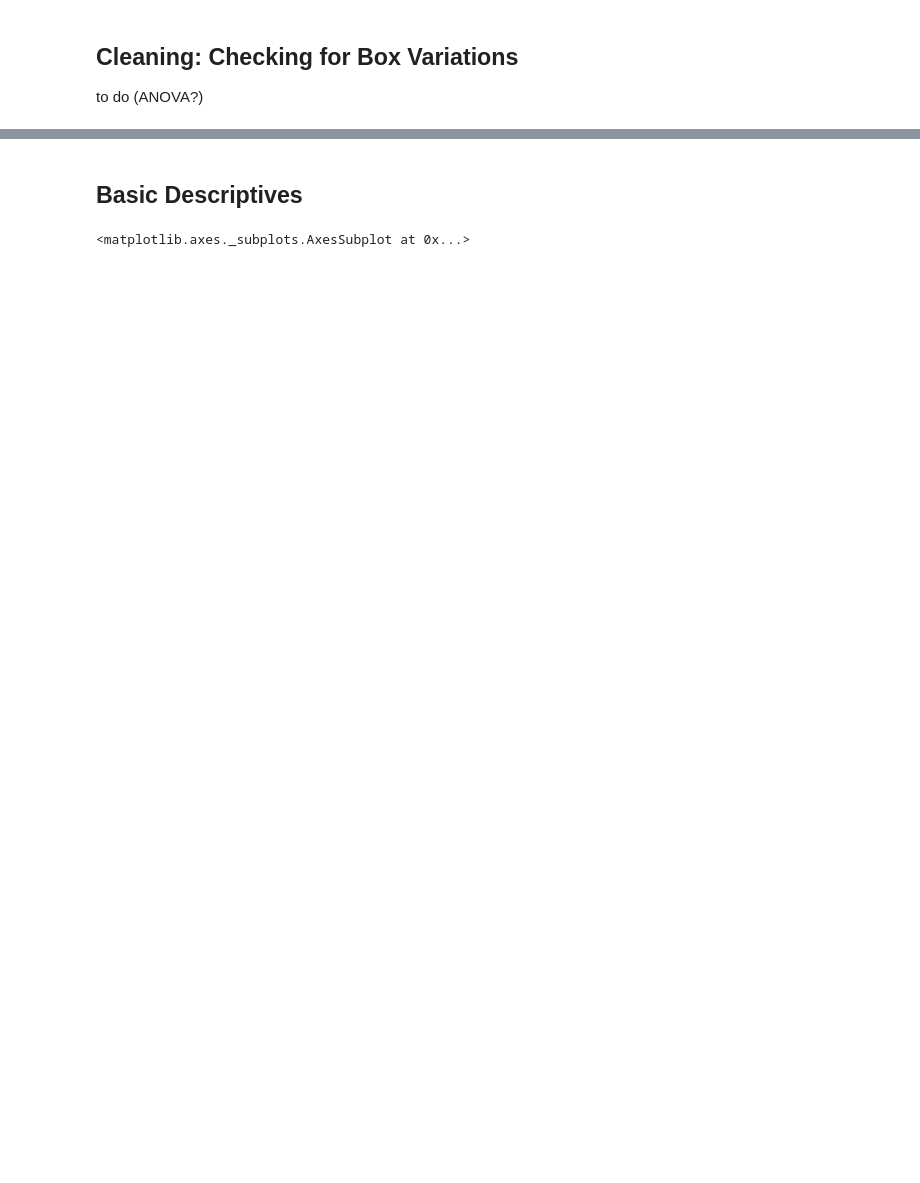
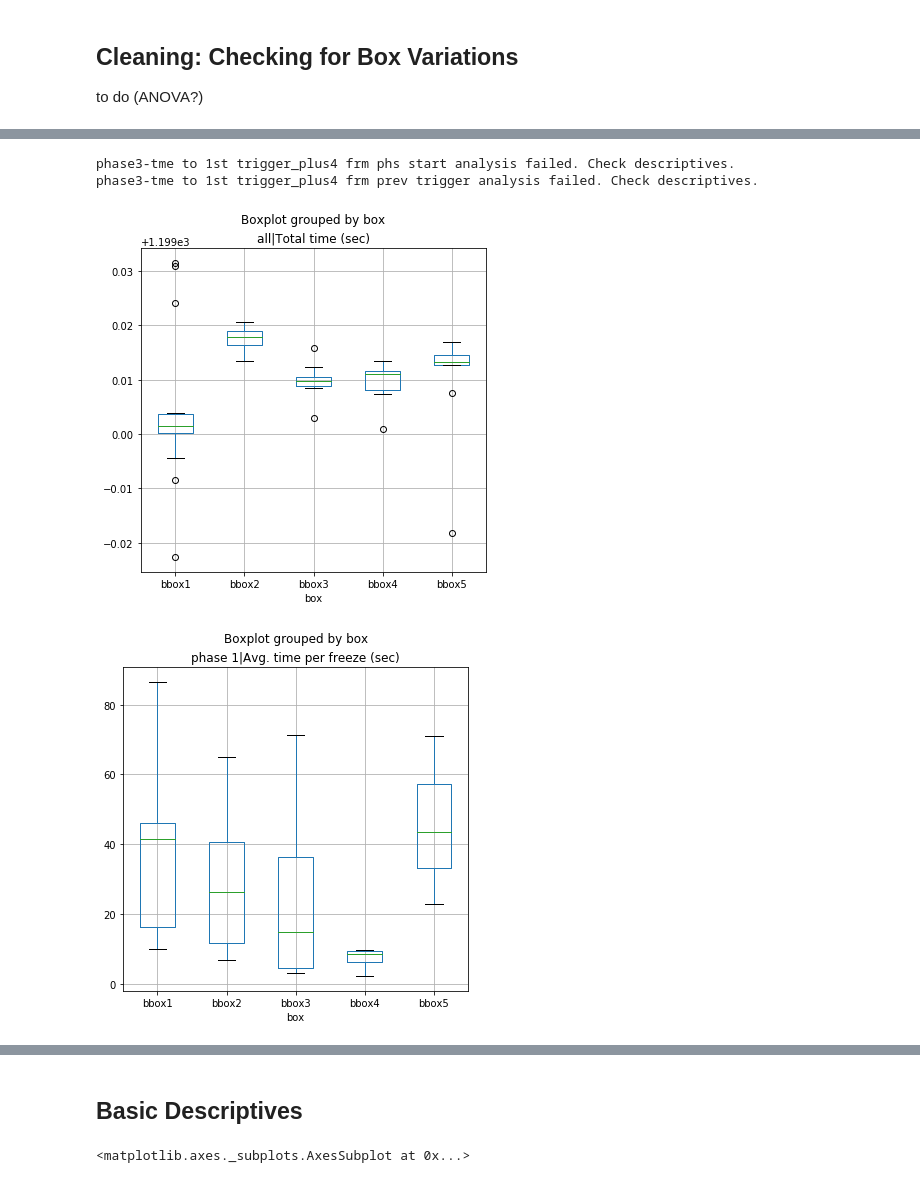
Before and after one commit to liffiton/ATLeS, a Jupyter notebook: notebooks/Atles-Stats-Descriptives.ipynb, the cells around one changed output, grey strips where cells are left out. Saved outputs shown, nothing was run; the diff lists cells and outputs as text; code cells hidden in the pictures; blank space fills up the shorter version.

Commit message:
addition of ANOVAs, work on trigger analysis

```diff
--- a/notebooks/Atles-Stats-Descriptives.ipynb
+++ b/notebooks/Atles-Stats-Descriptives.ipynb
@@ -401,3 +419,29 @@ phase3-tme to 1st trigger_plus1 frm phs start Trigger Condition 2 Mean: 0.039354
 # %% [markdown]
 ## Cleaning: Checking for Box Variations
 to do (ANOVA?)
+# %%
+def betweensubjectANOVA (dependentvar, betweenfactor, suppress):
+    try:
+        anovaresult = pp.anova(dv=dependentvar, between=betweenfactor, data=df, detailed=True, export_filename=None)
+        pvalue = anovaresult.loc[anovaresult.Source==betweenfactor]['p-unc'].values[0]
+
+        if pvalue >= .05:
+            if suppress == False:
+                print(f'{dependentvar}')
+                print(f'   NOT significant: One-way ANOVA conducted testing {betweenfactor} as significant predictor of {dependentvar}. P = {pvalue}')
+                print()
+            else:
+                pass
+        else:
+            print(f'{dependentvar}')
+            print(f'   SIGNIFICANT: One-way ANOVA conducted testing {betweenfactor} as significant predictor of {dependentvar}. P = {pvalue}')
+            fig, ax = plt.subplots(1, 1, figsize=(6, 6))
+            df.boxplot(column=dependentvar, by=betweenfactor, ax=ax)
+            print()
+
+    except:
+        print(f'{dependentvar} analysis failed. Check descriptives.')
+
+for col in df.select_dtypes(include=['float64']).columns:
+    betweensubjectANOVA(col,'box', True)
+# %% [output]
@@ -403,0 +465,4 @@ to do (ANOVA?)
+phase3-tme to 1st trigger_plus4 frm phs start analysis failed. Check descriptives.
+phase3-tme to 1st trigger_plus4 frm prev trigger analysis failed. Check descriptives.
+[figure, added]
+[figure, added]
```
Also changed, not shown: parts of 30 cells of this notebook.
